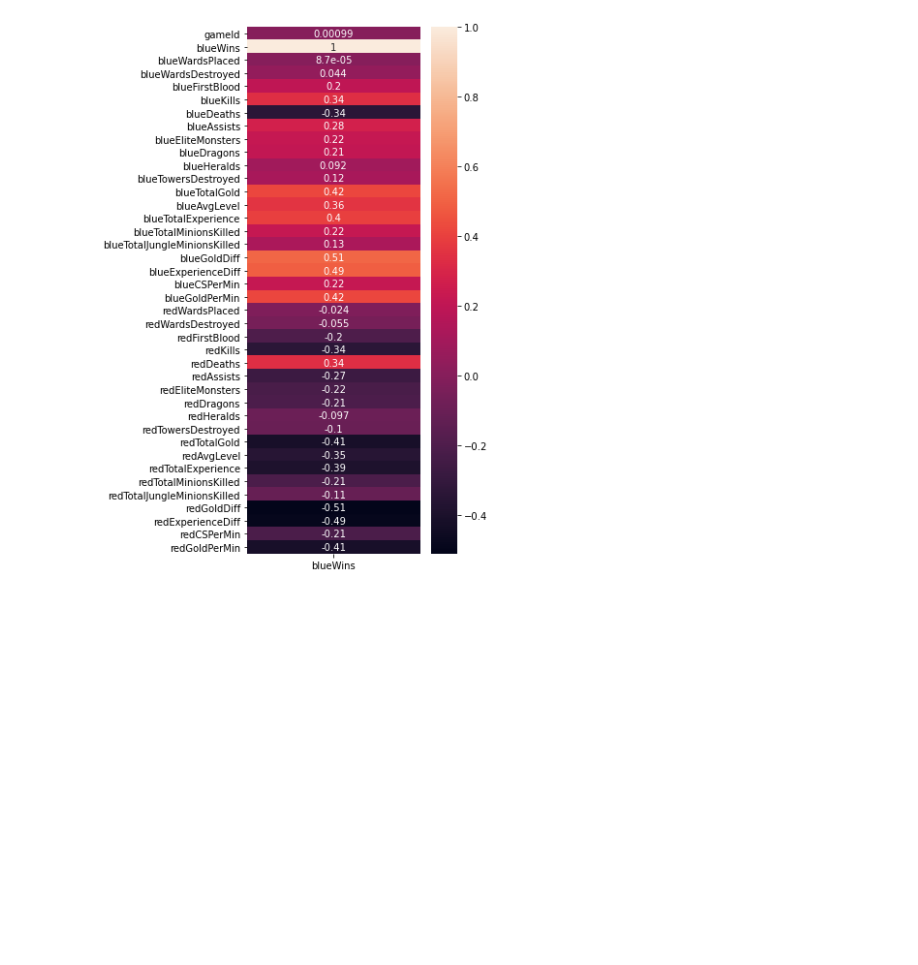
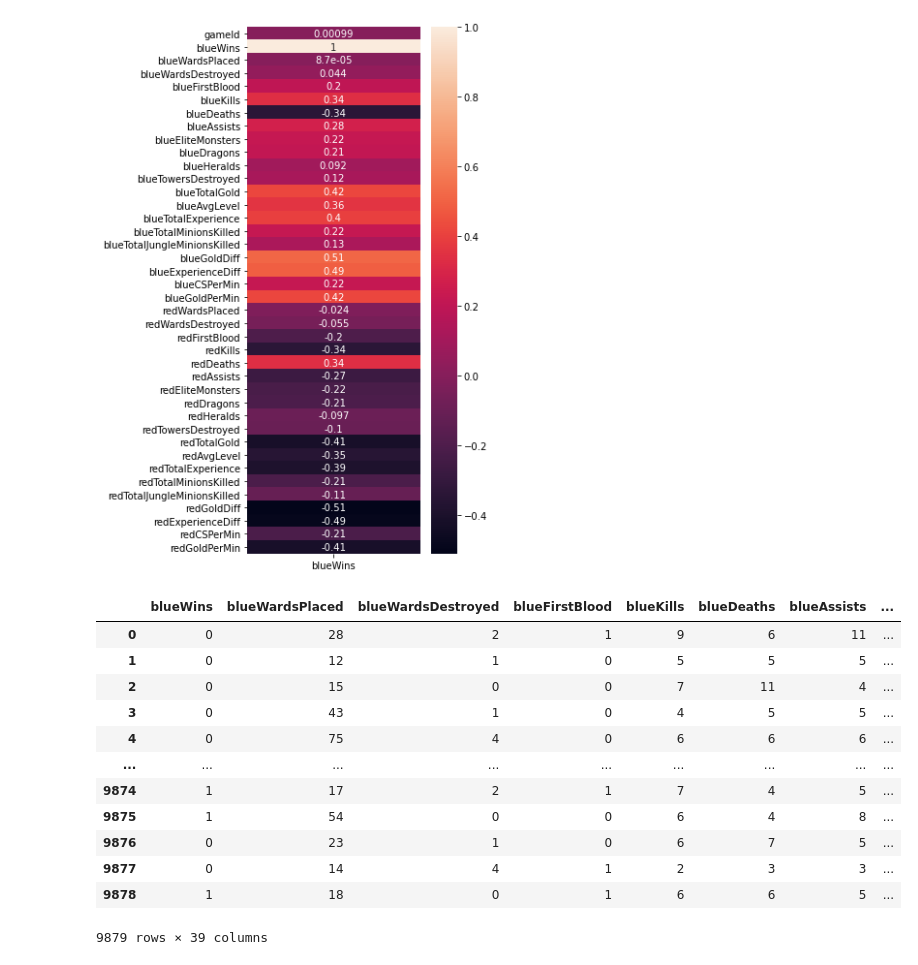
Before and after one commit to krvosen/bsc-phase-three-project, a Jupyter notebook: notebooks/exploratory/Kyle/DataCleaning.ipynb, the cells around one changed output. Cells and saved outputs as stored; diff of their text form; code cells hidden in the pictures; blank space fills up the shorter version.

```diff
--- a/notebooks/exploratory/Kyle/DataCleaning.ipynb
+++ b/notebooks/exploratory/Kyle/DataCleaning.ipynb
@@ -63,3 +65,19 @@ sns.heatmap(df.corr()[['blueWins']], annot=True)
 # %% [output]
 <AxesSubplot:>
 [figure]
+# %%
+df.drop('gameId', axis=1)
+# %% [output]
+|  | blueWins | blueWardsPlaced | blueWardsDestroyed | blueFirstBlood | blueKills | blueDeaths | blueAssists | ... |
+| 0 | 0 | 28 | 2 | 1 | 9 | 6 | 11 | ... |
+| 1 | 0 | 12 | 1 | 0 | 5 | 5 | 5 | ... |
+| 2 | 0 | 15 | 0 | 0 | 7 | 11 | 4 | ... |
+| 3 | 0 | 43 | 1 | 0 | 4 | 5 | 5 | ... |
+| 4 | 0 | 75 | 4 | 0 | 6 | 6 | 6 | ... |
+| ... | ... | ... | ... | ... | ... | ... | ... | ... |
+| 9874 | 1 | 17 | 2 | 1 | 7 | 4 | 5 | ... |
+| 9875 | 1 | 54 | 0 | 0 | 6 | 4 | 8 | ... |
+| 9876 | 0 | 23 | 1 | 0 | 6 | 7 | 5 | ... |
+| 9877 | 0 | 14 | 4 | 1 | 2 | 3 | 3 | ... |
+| 9878 | 1 | 18 | 0 | 1 | 6 | 6 | 5 | ... |
+9879 rows × 39 columns
```
Also changed, not shown: parts of 21 cells of this notebook.
